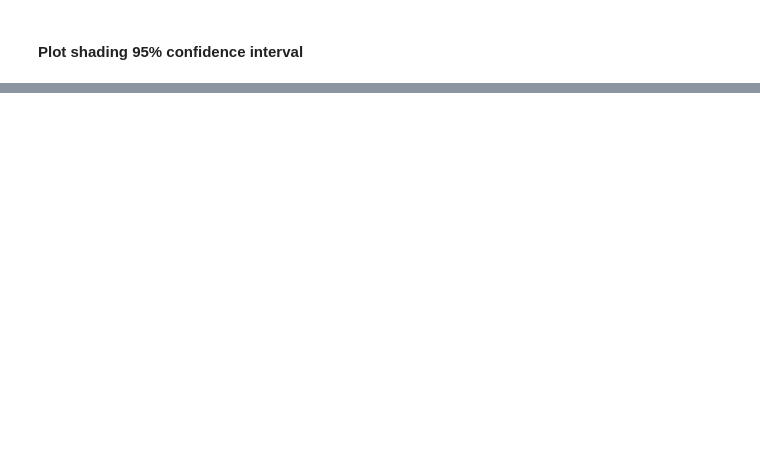
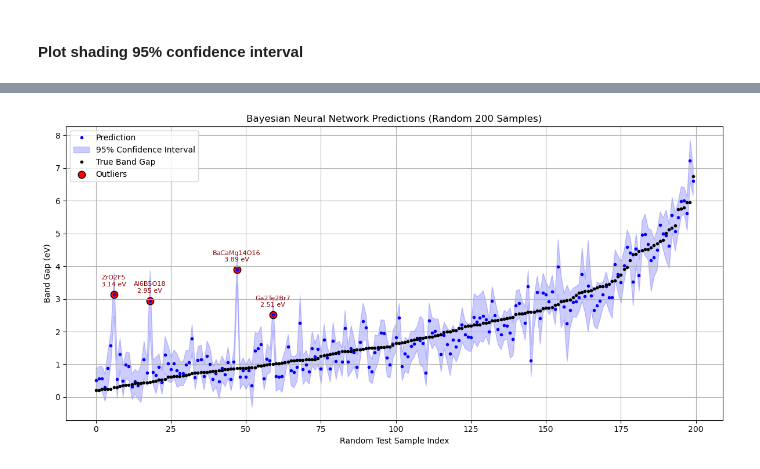
Before and after one commit to zosiawilk/UQ-for-Band-Gap-Predictions, a Jupyter notebook: BNN/BNN_MCMC_Band_Gap_Prediction.ipynb, the cells around one changed output, grey strips where cells are left out. Drawn from its saved outputs; the diff is of its cells as text; code cells hidden in the pictures; blank space fills up the shorter version.

```diff
--- a/BNN/BNN_MCMC_Band_Gap_Prediction.ipynb
+++ b/BNN/BNN_MCMC_Band_Gap_Prediction.ipynb
@@ -753,0 +730,64 @@ plt.show()
+# %%
+import numpy as np
+
+n_plot = 200
+total_points = len(sorted_mean_pred_actual)
+np.random.seed(1)  # for reproducibility
+
+# Randomly select 200 unique indices
+rand_indices = np.random.choice(total_points, n_plot, replace=False)
+
+# Sort for better visualization (optional)
+rand_indices = np.sort(rand_indices)
+
+# Slice arrays
+x = np.arange(n_plot)
+sorted_mean_pred_actual_ = sorted_mean_pred_actual[rand_indices]
+sorted_std_pred_actual_ = sorted_std_pred_actual[rand_indices]
+sorted_y_test_actual_ = sorted_y_test_actual[rand_indices]
+lower_ = lower[rand_indices]
+upper_ = upper[rand_indices]
+
+# Recompute errors and outliers for the subset
+errors_ = np.abs(sorted_mean_pred_actual_ - sorted_y_test_actual_)
+outlier_mask_ = errors_ > 1.5
+outlier_indices_ = np.where(outlier_mask_)[0]
+outlier_preds_ = sorted_mean_pred_actual_[outlier_indices_]
+
+# Map random → sorted → test → original index for the subset
+sorted_indices_ = sorted_indices[rand_indices]
+outlier_test_indices_ = sorted_indices_[outlier_indices_]
+outlier_original_indices_ = idx_test[outlier_test_indices_]
+formulas_ = df_mp.iloc[outlier_original_indices_]["formula_pretty"].values
+
+# Plot
+plt.figure(figsize=(12, 6))
+plt.plot(x, sorted_mean_pred_actual_, 'b.', label="Prediction")
+plt.fill_between(x, lower_, upper_, color='blue', alpha=0.2, label="95% Confidence Interval")
+plt.plot(x, sorted_y_test_actual_, 'k.', label="True Band Gap")
+plt.scatter(x[outlier_indices_], outlier_preds_, color='red', edgecolor='black', s=80, label='Outliers')
+
+# Annotate outliers
+for i, idx in enumerate(outlier_indices_):
+    pred_val = sorted_mean_pred_actual_[idx]
+    formula = formulas_[i]
+    plt.annotate(
+        f"{formula}\n{pred_val:.2f} eV",
+        (x[idx], pred_val),
+        textcoords="offset points",
+        xytext=(0, 10),
+        ha='center',
+        fontsize=8,
+        color='darkred'
+    )
+
+plt.xlabel("Random Test Sample Index")
+plt.ylabel("Band Gap (eV)")
+plt.title("Bayesian Neural Network Predictions (Random 200 Samples)")
+plt.legend()
+plt.grid(True)
+plt.tight_layout()
+#plt.show()
+plt.savefig('BNN_MCMC_Basic_model_95.png', dpi=300)
+# %% [output]
+[figure, added]
```
Also changed, not shown: parts of 34 cells of this notebook, 12 other files.
